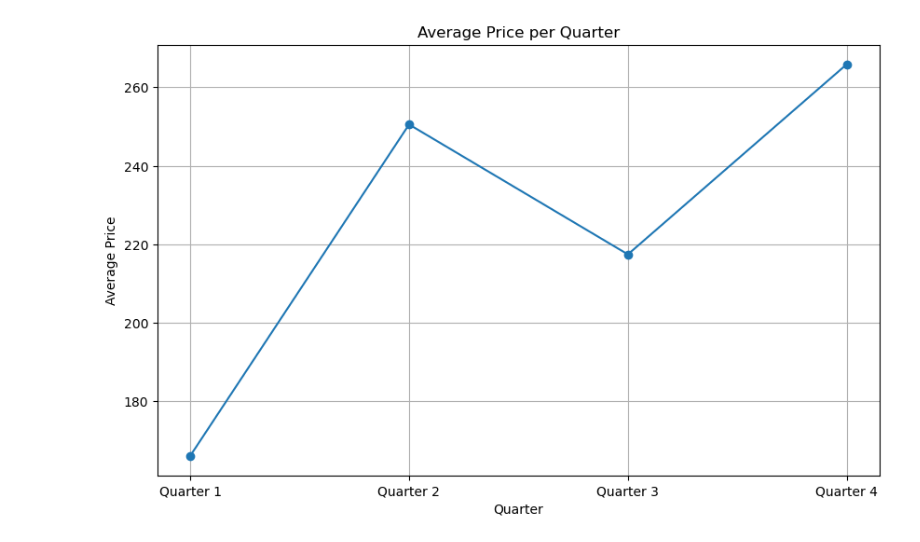
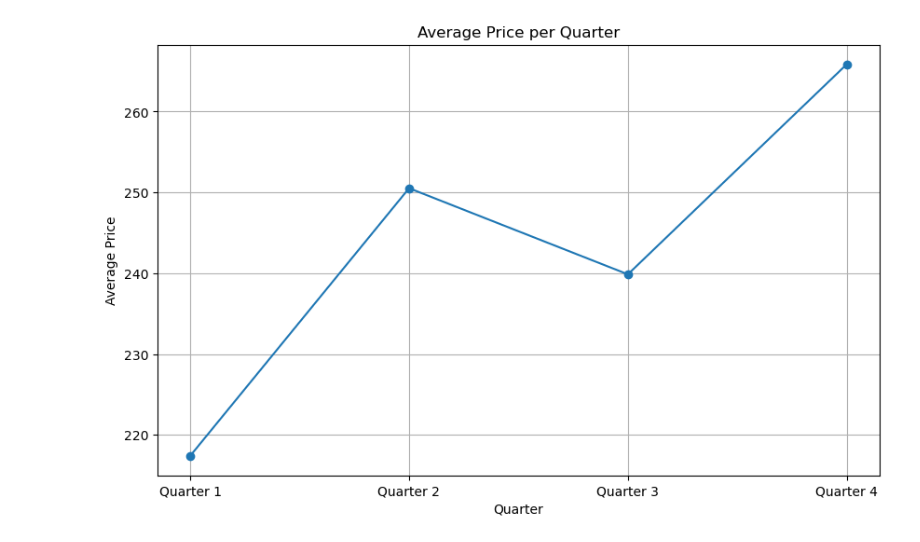
Before and after one commit to brianzhouzc/Airbnb-Big-Data-Mining, a Jupyter notebook: source/graph/price_line_chart.ipynb, the cells around one changed output. Saved outputs shown, nothing was run; the diff lists cells and outputs as text; code cells hidden in the pictures.

Commit message:
Update price_line_chart.ipynb
Change the order of 4 quarters

```diff
--- a/source/graph/price_line_chart.ipynb
+++ b/source/graph/price_line_chart.ipynb
@@ -1,27 +1,27 @@
 # %%
 import json
 import matplotlib.pyplot as plt
 
 def calculate_average(file_path):
     prices = []
     with open(file_path, 'r') as file:
         for line in file:
             json_object = json.loads(line)
             if 'price' in json_object:
                 prices.append(json_object['price'])
     return sum(prices) / len(prices) if prices else 0
 
-file_paths = ['part-00000-a71a515b-4323-472d-9ffe-8d32242e9eea-c000.json', 'part-00001-a71a515b-4323-472d-9ffe-8d32242e9eea-c000.json', 'part-00002-a71a515b-4323-472d-9ffe-8d32242e9eea-c000.json', 'part-00003-a71a515b-4323-472d-9ffe-8d32242e9eea-c000.json']
+file_paths = ['part-00002-a71a515b-4323-472d-9ffe-8d32242e9eea-c000.json', 'part-00001-a71a515b-4323-472d-9ffe-8d32242e9eea-c000.json', 'part-00000-a71a515b-4323-472d-9ffe-8d32242e9eea-c000.json', 'part-00003-a71a515b-4323-472d-9ffe-8d32242e9eea-c000.json']
 
 average_prices = [calculate_average(file_path) for file_path in file_paths]
 
 quarters = ['Quarter 1', 'Quarter 2', 'Quarter 3', 'Quarter 4']
 plt.figure(figsize=(10, 6))
 plt.plot(quarters, average_prices, marker='o')
 plt.title('Average Price per Quarter')
 plt.xlabel('Quarter')
 plt.ylabel('Average Price')
 plt.grid(True)
 plt.show()
 # %% [output]
-[figure, old version]
+[figure, new version]
```
